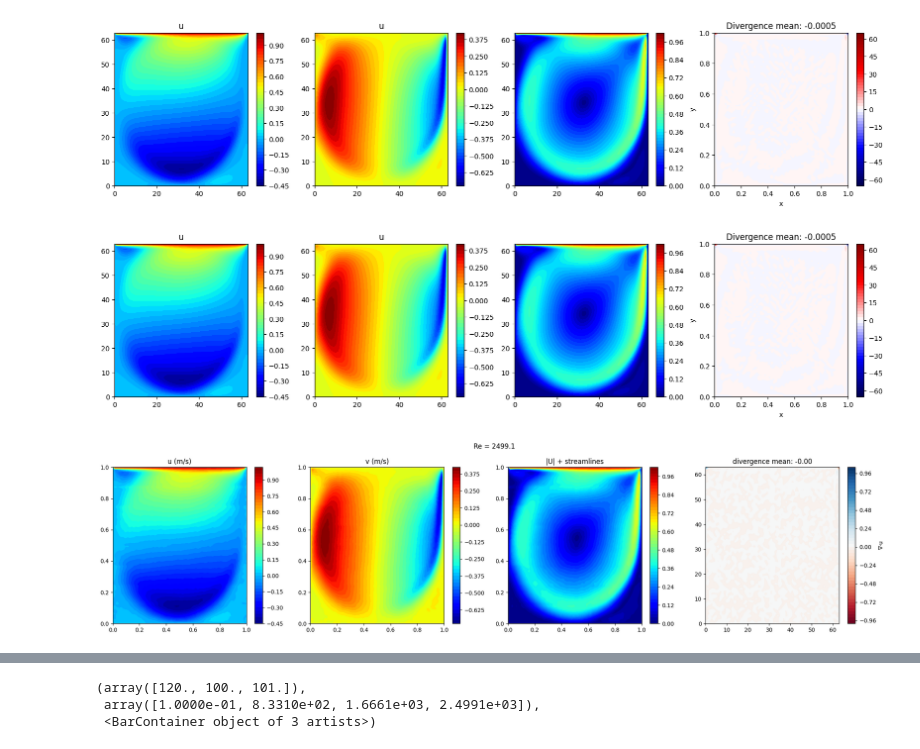
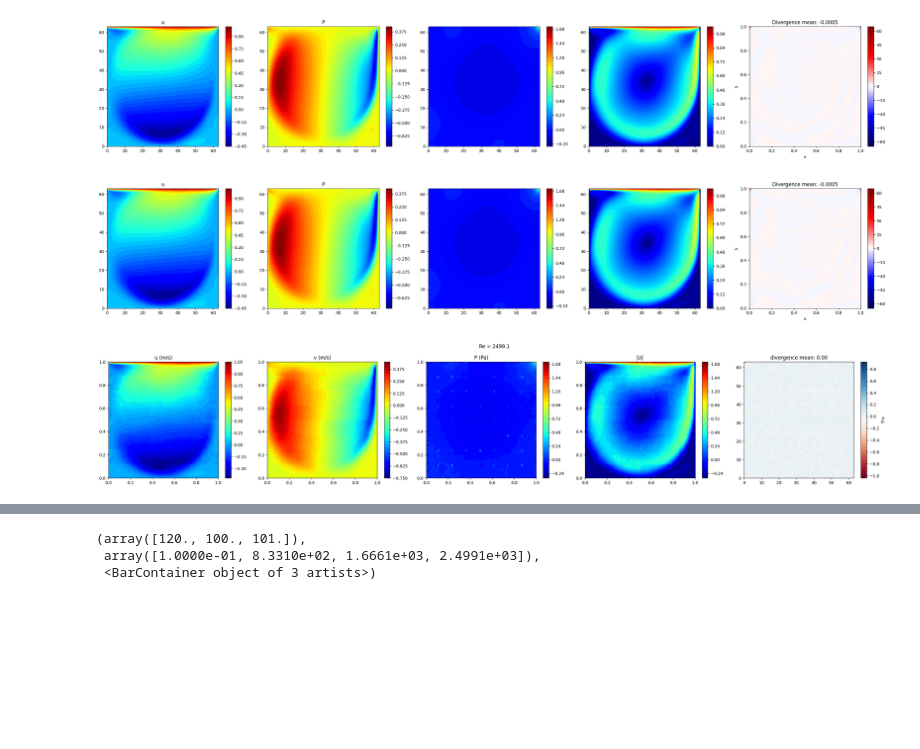
Before and after one commit to Mafaz03/Machine-Vision-Transformer, a Jupyter notebook: generalisation.ipynb, the cells around one changed output, grey strips where cells are left out. Drawn from its saved outputs; the diff is of its cells as text; code cells hidden in the pictures; blank space fills up the shorter version.

```diff
--- a/generalisation.ipynb
+++ b/generalisation.ipynb
@@ -195,7 +196,7 @@ def predict(re_value, model,
 
     return u, v, P, divergence, mag
 # %%
-u, v, P, divergence, mag = predict(re_value = 100, model = transformer,
+u, v, P, divergence, mag = predict(re_value = 2500, model = transformer,
                                    re_mean = RE_MEAN, re_std = RE_STD,
                                    u_mean = U_MEAN,   u_std = U_STD,
                                    v_mean = V_MEAN,   v_std = V_STD,
@@ -208,5 +209,4 @@ u, v, P, divergence, mag = predict(re_value = 100, model = transformer,
 # %%
-re = 5000
 u_1, v_1, P_1, divergence_1, mag_1 = predict(re_value = 10, model = transformer,
                                    re_mean = RE_MEAN, re_std = RE_STD,
                                    u_mean = U_MEAN,   u_std = U_STD,
@@ -248,6 +248,7 @@ def ground_truth(re: float, plot: bool):
     y = df['y']
     u = df["u (m/s)"].values.astype(np.float32)
     v = df["v (m/s)"].values.astype(np.float32)
+    P = df["p (Pa)"].values.astype(np.float32)
 
     points = np.stack([x, y], axis=1)  # (N, 2)
     # interpolate u and v onto regular grid
@@ -257,59 +258,72 @@ def ground_truth(re: float, plot: bool):
 
     u_grid = griddata(points, u, (grid_x, grid_y), method="linear", fill_value=0.0)
     v_grid = griddata(points, v, (grid_x, grid_y), method="linear", fill_value=0.0)
+    P_grid = griddata(points, P, (grid_x, grid_y), method="linear", fill_value=0.0)
 
     dx = lin[1] - lin[0]
     dy = lin[1] - lin[0]
 
     # gradients
     du_dx = np.gradient(u_grid, dx, axis=1)
     dv_dy = np.gradient(v_grid, dy, axis=0)
 
     # divergence
     div = du_dx + dv_dy
 
     mag = np.sqrt(u_grid**2 + v_grid**2)
 
     if plot:
-        fig, axes = plt.subplots(1, 4, figsize=(20, 4))
+        fig, axes = plt.subplots(1, 5, figsize=(27, 5))
 
+        # u
         u_c = axes[0].contourf(u_grid, levels=50, cmap="jet")
         plt.colorbar(u_c, ax=axes[0])
         axes[0].set_title("u")
 
+        # v
         v_c = axes[1].contourf(v_grid, levels=50, cmap="jet")
         plt.colorbar(v_c, ax=axes[1])
         axes[1].set_title("u")
 
+        # P
+        p_c = axes[2].contourf(P_grid, levels=50, cmap="jet")
+        plt.colorbar(p_c, ax=axes[2])
+        axes[1].set_title("P")
 
-        mag_c = axes[2].contourf(mag, levels=50, cmap="jet")
+        # mag
+        mag_c = axes[3].contourf(mag, levels=50, cmap="jet")
+        plt.colorbar(mag_c, ax=axes[3])
 
-        plt.colorbar(mag_c, ax=axes[2])
+        # div
+        div_c = axes[4].contourf(grid_x, grid_y, div, levels=50, cmap="seismic")
+        plt.colorbar(div_c, ax=axes[4])
+        axes[4].set_title(f"Divergence mean: {div.mean():.4f}")
+        axes[4].set_xlabel("x")
+        axes[4].set_ylabel("y")
 
-
-        div_c = axes[3].contourf(grid_x, grid_y, div, levels=50, cmap="seismic")
-        plt.colorbar(div_c, ax=axes[3])
-        axes[3].set_title(f"Divergence mean: {div.mean():.4f}")
-        axes[3].set_xlabel("x")
-        axes[3].set_ylabel("y")
-
+        plt.tight_layout()
         plt.show()
 
-    return u_grid, v_grid, div, mag
+    return u_grid, v_grid, P_grid, div, mag
 
-u_grid, v_grid, div, mag = ground_truth(re = 2499.1, plot=True)
+u_grid, v_grid, P_grid, div, mag = ground_truth(re = 2499.1, plot=True)
 # %% [output]
-[figure, old version]
+[figure, new version]
 # %%
 re = 2499.1
-u_grid_actual, v_grid_actual, div_actual, mag_actual = ground_truth(re = re, plot=True)
+u_grid_actual, v_grid_actual, P_grid, div_actual, mag_actual = ground_truth(re = re, plot=True)
 
-u_grid_pred, v_grid_pred, div_pred, mag_pred = predict(re_value = re, model = transformer,
-                                               re_mean = RE_MEAN, re_std = RE_STD, u_mean = U_MEAN, u_std = U_STD, v_mean = V_MEAN, v_std = V_STD,
-                                               config = config, device = "cpu", plot = True)
+u_pred, v_pred, P_pred, div_pred, mag_pred = predict(re_value = re, model = transformer,
+                                                     re_mean = RE_MEAN, re_std = RE_STD,
+                                                     u_mean = U_MEAN,   u_std = U_STD,
+                                                     v_mean = V_MEAN,   v_std = V_STD,
+                                                     P_mean = P_MEAN,   P_std = P_STD,
+                                                     grid_size = GRID_SIZE, patch_size = PATCH_SIZE, patch_dim = PATCH_DIM, fourier_dimension = FOURIER_DIMENSIONS,
+                                                     device = "cpu", plot = True
+                                                     )
 # %% [output]
-[figure, old version]
+[figure, new version]
-[figure, old version]
+[figure, new version]
 # %%
 errors = {}
 frames = []
```
Also changed, not shown: parts of 15 cells of this notebook, 3 other files.
